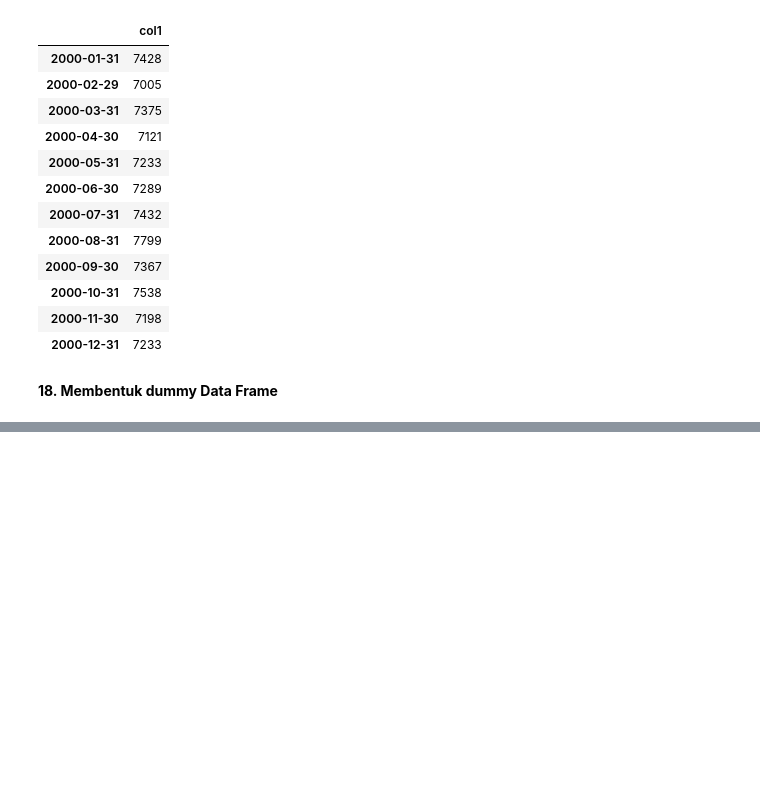
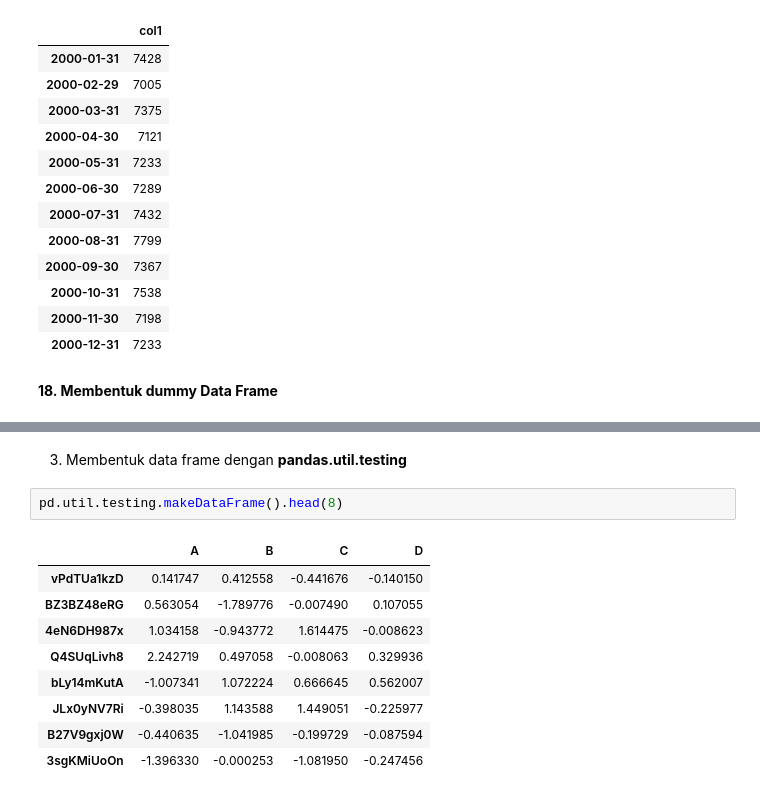
Before and after one commit to Edy-Mochamad/Learn-jupyter-notebook, a Jupyter notebook: pandas.ipynb, the cells around one changed output, grey strips where cells are left out. Cells and saved outputs as stored; diff of their text form; blank space fills up the shorter version.

```diff
--- a/pandas.ipynb
+++ b/pandas.ipynb
@@ -842,0 +884,14 @@ df.resample('M')['col1'].sum().to_frame()
+# %% [markdown]
+3. Membentuk data frame dengan **pandas.util.testing**
+# %%
+pd.util.testing.makeDataFrame().head(8)
+# %% [output]
+|  | A | B | C | D |
+| vPdTUa1kzD | 0.141747 | 0.412558 | -0.441676 | -0.140150 |
+| BZ3BZ48eRG | 0.563054 | -1.789776 | -0.007490 | 0.107055 |
+| 4eN6DH987x | 1.034158 | -0.943772 | 1.614475 | -0.008623 |
+| Q4SUqLivh8 | 2.242719 | 0.497058 | -0.008063 | 0.329936 |
+| bLy14mKutA | -1.007341 | 1.072224 | 0.666645 | 0.562007 |
+| JLx0yNV7Ri | -0.398035 | 1.143588 | 1.449051 | -0.225977 |
+| B27V9gxj0W | -0.440635 | -1.041985 | -0.199729 | -0.087594 |
+| 3sgKMiUoOn | -1.396330 | -0.000253 | -1.081950 | -0.247456 |
```
Also changed, not shown: parts of 10 cells of this notebook.
